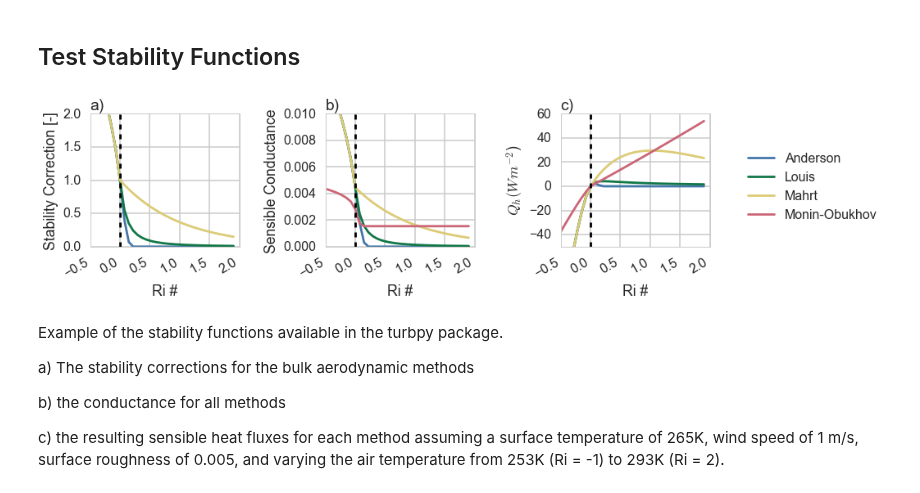
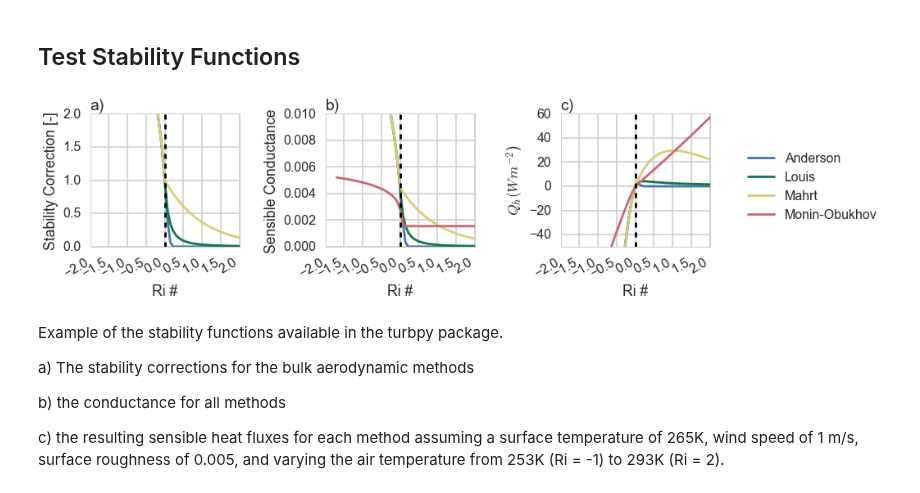
Before and after one commit to klapo/TurbulenceFeedbacks, a Jupyter notebook: TF.turbpyDemonstration.ipynb, the cells around one changed output. Drawn from its saved outputs; the diff is of its cells as text; code cells hidden in the pictures.

```diff
--- a/TF.turbpyDemonstration.ipynb
+++ b/TF.turbpyDemonstration.ipynb
@@ -61,7 +61,7 @@ colr = dict(zip(ixStabilityTitles, colr))
 
 # Met variables
 sfcTemp = 265
-airTemp = np.arange(253, 293)
+airTemp = np.arange(243, 295)
 windspd = 1.
 mHeight = 2.
 z0Ground = .005
@@ -128,7 +128,7 @@ axes = axes.flatten()
 Qmax = 60
 Qmin = -50
 RiMax = 2
-RiMin = -.5
+RiMin = -2
 
 # a) Stability correction
 ax = axes[0]
@@ -145,36 +145,36 @@ ax.set_title('a)', loc='left')
 ax = axes[1]
 for stab, stabTitle in zip(ixStability, ixStabilityTitles):
     ax.plot(RiBulk, conductanceSensible[stabTitle], color=colr[stabTitle])
-ax.plot([0, 0], [0., 0.02], 'k--')
+ax.plot([0, 0], [0., 0.1], 'k--')
 ax.set_ylim(0,0.01)
 ax.set_xlim(RiMin, RiMax)
 ax.set_ylabel('Sensible Conductance')
 ax.set_xlabel('Ri #')
 ax.set_title('b)', loc='left')
 
 # c) Sensible Heat Flux
 
 # Bulk Richardson number
 RiBulk,_,_ = turbpy.bulkRichardson(airTemp,sfcTemp,windspd,mHeight)
 ax = axes[2]
 
 for stab, stabTitle in zip(ixStability, ixStabilityTitles):
     ax.plot(RiBulk, senHeatGround[stabTitle], color=colr[stabTitle], label=stabTitle)
 ax.plot([0, 0], [Qmin, Qmax], 'k--')
 ax.set_ylim(Qmin, Qmax)
 ax.set_xlim(RiMin, RiMax)
 ax.set_xlabel('Ri #')
 ax.set_ylabel('$Q_h (Wm^{-2}$)')
 ax.set_title('c)', loc='left')
 lgd = ax.legend(bbox_to_anchor=(2.2, .8))
 
 fig.tight_layout()
 fig.autofmt_xdate()
 os.chdir(dirPrint)
 fig.savefig('TF.OfflineTurb.Idealized.pdf', bbox_extra_artists=(lgd,), bbox_inches='tight')
 fig.savefig('TF.OfflineTurb.Idealized.png', bbox_extra_artists=(lgd,), bbox_inches='tight')
 # %% [output]
-[figure, old version]
+[figure, new version]
 # %% [markdown]
 Example of the stability functions available in the turbpy package.
 
```
Also changed, not shown: parts of 4 cells of this notebook.
